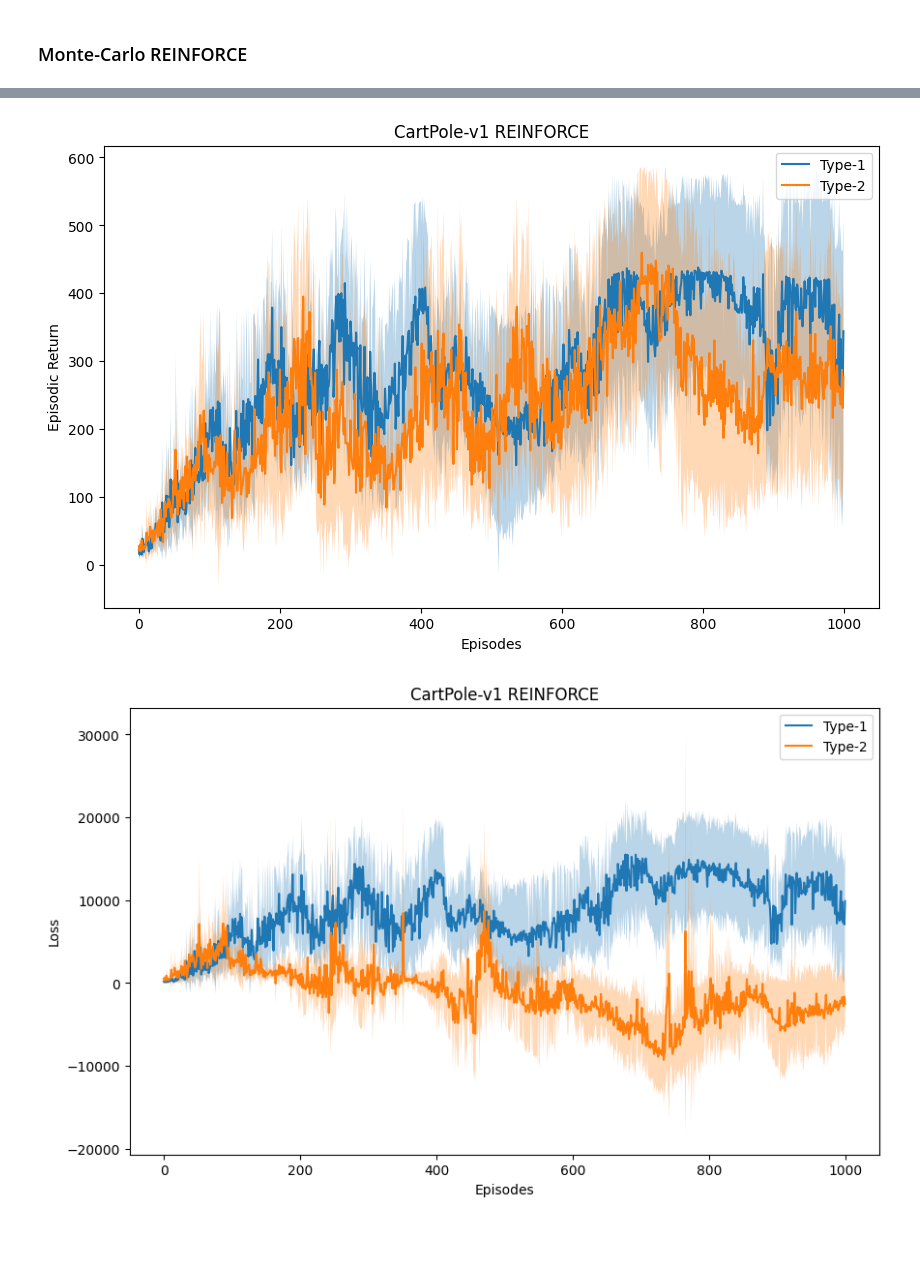
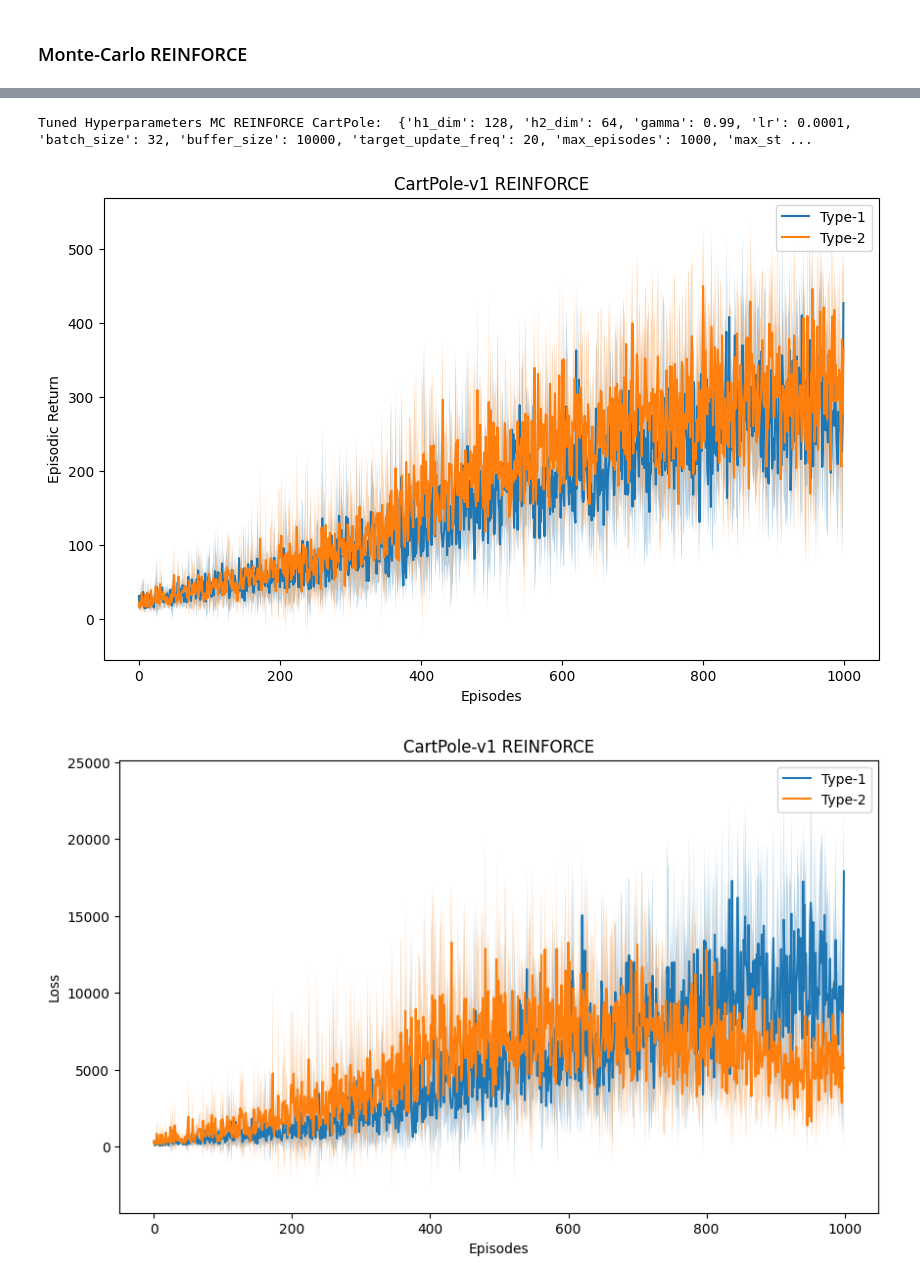
Before and after one commit to nishant-sahoo/RL_Assignments, a Jupyter notebook: Programming Assignments/PA2/notebook.ipynb, the cells around one changed output, grey strips where cells are left out. Saved outputs shown, nothing was run; the diff lists cells and outputs as text; code cells hidden in the pictures; blank space fills up the shorter version.

Commit message:
first tuning

```diff
--- a/Programming Assignments/PA2/notebook.ipynb
+++ b/Programming Assignments/PA2/notebook.ipynb
@@ -662,30 +653,32 @@ plot_losses(losses1, losses_std1, losses2, losses_std2, "Acrobot-v1 REINFORCE",
 # %%
 # Hyperparameter tuning
 args = Args()
-# tuned_args = mc_reinforce_cartpole_hyperparameter_tuning()
-# print("Tuned Hyperparameters MC REINFORCE CartPole: ", tuned_args.__dict__)
-# args = tuned_args
+tuned_args = mc_reinforce_cartpole_hyperparameter_tuning()
+print("Tuned Hyperparameters MC REINFORCE CartPole: ", tuned_args.__dict__)
+args = tuned_args
+# %% [output]
+Tuned Hyperparameters MC REINFORCE CartPole:  {'h1_dim': 128, 'h2_dim': 64, 'gamma': 0.99, 'lr': 0.0001, 'batch_size': 32, 'buffer_size': 10000, 'target_update_freq': 20, 'max_episodes': 1000, 'max_st ...
 # %%
 # Monte Carlo REINFORCE
 # CartPole-v1 without baseline
 env_name = "CartPole-v1"
 agent_type = "reinforce"
 trainer = Trainer(env_name, agent_type, baseline=False, args=args)
 rewards1, rewards_std1, losses1, losses_std1 = trainer.train()
 
 # CartPole-v1 with baseline
 env_name = "CartPole-v1"
 agent_type = "reinforce"
 trainer = Trainer(env_name, agent_type, baseline=True, args=args)
 rewards2, rewards_std2, losses2, losses_std2 = trainer.train()
 
 # Load results
-# rewards_mean1, rewards_std1, losses_mean1, losses_std1 = results_loader("CartPole-v1", "reinforce", baseline=False)
-# rewards_mean2, rewards_std2, losses_mean2, losses_std2 = results_loader("CartPole-v1", "reinforce", baseline=True)
+rewards_mean1, rewards_std1, losses_mean1, losses_std1 = results_loader("CartPole-v1", "reinforce", baseline=False)
+rewards_mean2, rewards_std2, losses_mean2, losses_std2 = results_loader("CartPole-v1", "reinforce", baseline=True)
 
 # Plots
 plot_returns(rewards1, rewards_std1, rewards2, rewards_std2, "CartPole-v1 REINFORCE", "plots/reinforce_cartpole_returns")
 plot_losses(losses1, losses_std1, losses2, losses_std2, "CartPole-v1 REINFORCE", "plots/reinforce_cartpole_losses")
 # %% [output]
-[figure, old version]
+[figure, new version]
-[figure, old version]
+[figure, new version]
```
Also changed, not shown: parts of 7 cells of this notebook, 11 other files.
